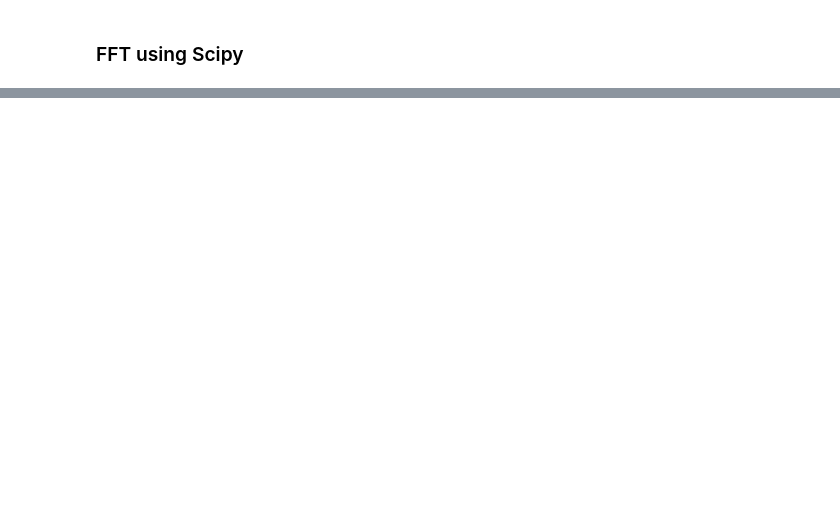
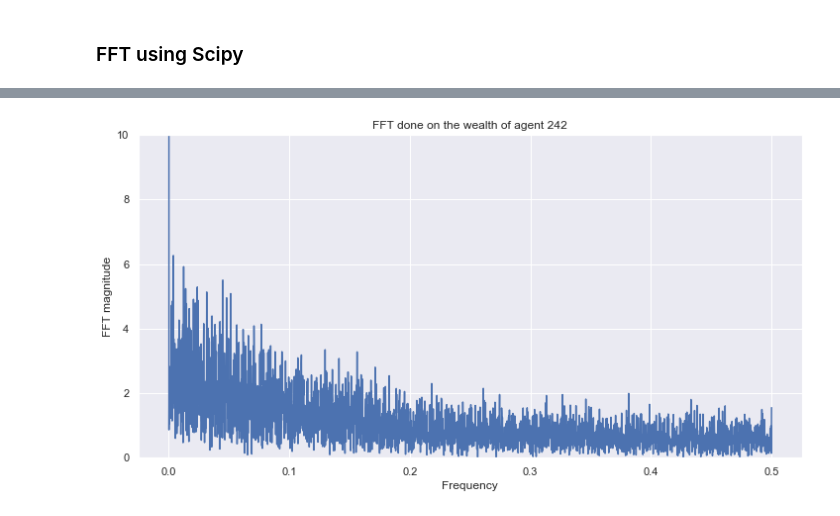
Before and after one commit to namithatresajoppan/GraduationResearchProject, a Jupyter notebook: Spectral Analysis.ipynb, the cells around one changed output, grey strips where cells are left out. Saved outputs shown, nothing was run; the diff lists cells and outputs as text; code cells hidden in the pictures; blank space fills up the shorter version.

```diff
--- a/Spectral Analysis.ipynb
+++ b/Spectral Analysis.ipynb
@@ -149,0 +150,20 @@ plt.show()
+# %%
+# Number of samplepoints
+N = len(money)
+# sample spacing
+T = 1.0 / 1.0
+
+x = np.linspace(0.0, N*T, N)
+y = money
+yf = sp.fftpack.fft(y)
+end = 1.0/(2.0*T)
+xf = np.linspace(0.0, end, int(N/2))
+
+plt.plot(xf, 2.0/N * np.abs(yf[:N//2]))
+plt.xlabel("Frequency")
+plt.ylabel("FFT magnitude")
+plt.title("FFT done on the wealth of agent {}".format(agent))
+plt.ylim(0,10)
+plt.savefig("FFTAgent{}".format(agent))
+# %% [output]
+[figure, added]
```
Also changed, not shown: parts of 8 cells of this notebook.
